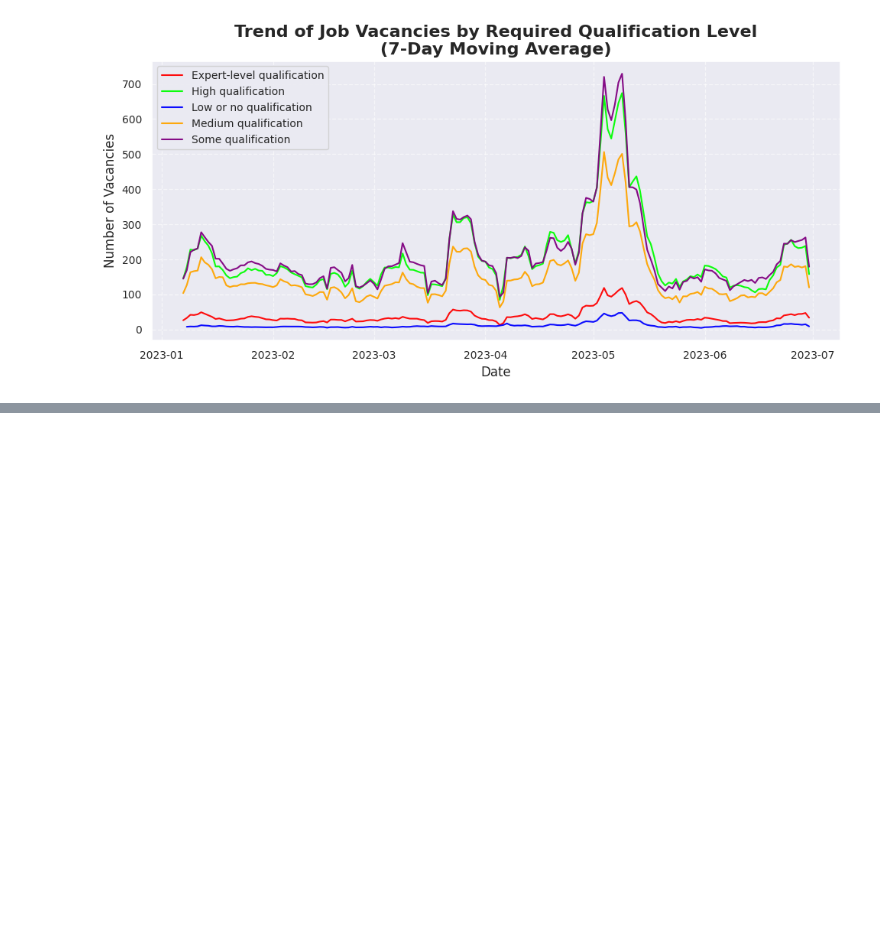
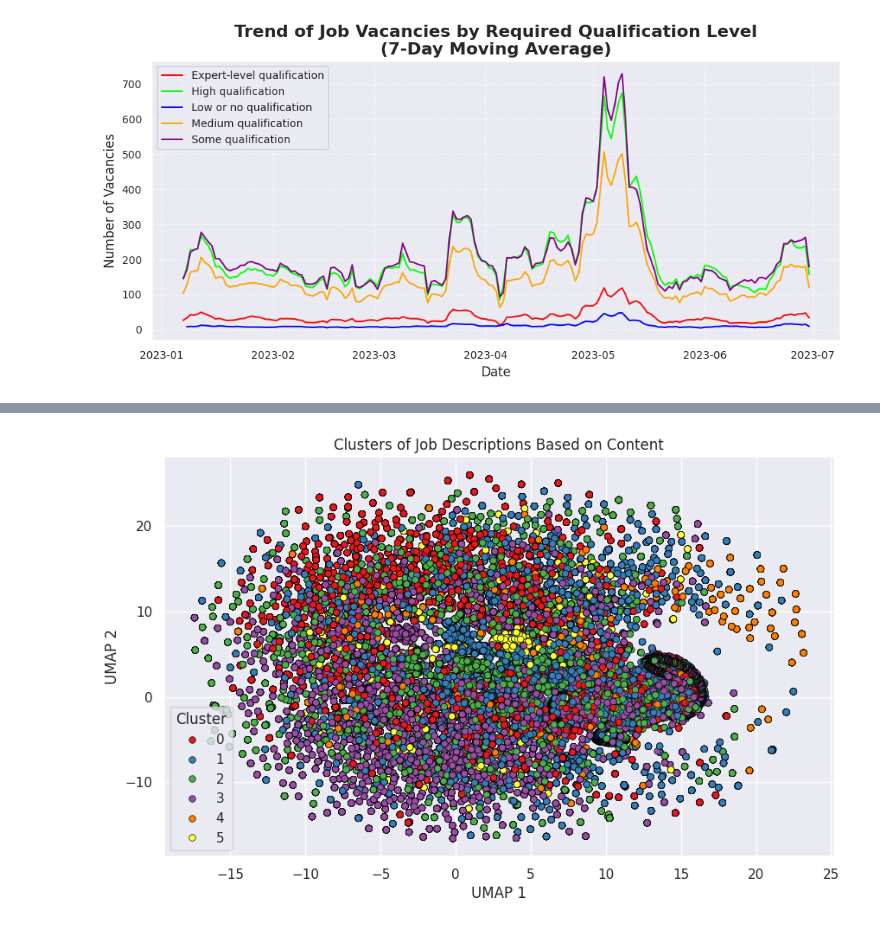
Before and after one commit to etorresram/Clustering-Job-Postings-and-Skills-Identificaiton, a Jupyter notebook: job_postings.ipynb, the cells around one changed output, grey strips where cells are left out. Drawn from its saved outputs; the diff is of its cells as text; code cells hidden in the pictures; blank space fills up the shorter version.

```diff
--- a/job_postings.ipynb
+++ b/job_postings.ipynb
@@ -14,7 +25,6 @@ sns.set_theme()
 # %% [markdown]
 ## **Loading the data**
 # %%
-df = pd.read_parquet('/content/arg_vacancies.parquet')
-df_arg=df_arg[['date_posted','firm','place', 'descrip', 'source', 'city', 'zones']]
+df_arg = pd.read_parquet('/content/data.parquet')
 df_arg.columns.to_list()
 # %% [output]
@@ -250,0 +448,5 @@ plt.show()
+# %%
+# STEP 3: Apply Clustering (K-means)
+n_clusters = 6
+kmeans = KMeans(n_clusters=n_clusters, random_state=42)
+df_arg['cluster'] = kmeans.fit_predict(X)
@@ -250,0 +459,7 @@ plt.show()
+# %%
+# STEP 4: Dimensionality Reduction (UMAP)
+umap_reducer = umap.UMAP(n_neighbors=15, min_dist=0.1, n_components=2, random_state=42)
+embedding = umap_reducer.fit_transform(X)
+
+df_arg['x'] = embedding[:, 0]
+df_arg['y'] = embedding[:, 1]
@@ -250,0 +482,12 @@ plt.show()
+# %%
+# STEP 5: Visualization
+plt.figure(figsize=(10, 6))
+sns.scatterplot(x='x', y='y', hue='cluster', data=df_arg, palette='Set1', edgecolor='black', s=30)
+plt.title('Clusters of Job Descriptions Based on Content')
+plt.xlabel('UMAP 1')
+plt.ylabel('UMAP 2')
+plt.legend(title='Cluster')
+plt.grid(True)
+plt.show()
+# %% [output]
+[figure, added]
```
Also changed, not shown: parts of 43 cells of this notebook.
